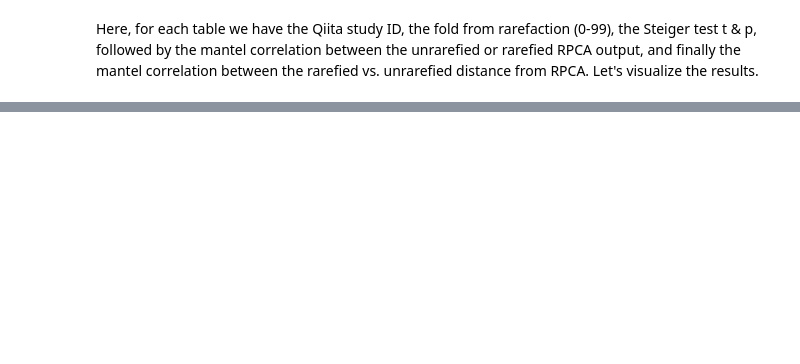
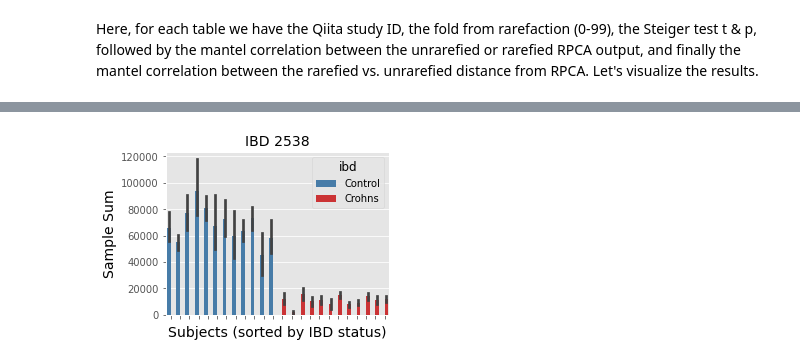
Before and after one commit to biocore/gemelli, a Jupyter notebook: ipynb/tutorials/RPCA-CV-QC-introduction.ipynb, the cells around one changed output, grey strips where cells are left out. Saved outputs shown, nothing was run; the diff lists cells and outputs as text; code cells hidden in the pictures; blank space fills up the shorter version.

```diff
--- a/ipynb/tutorials/RPCA-CV-QC-introduction.ipynb
+++ b/ipynb/tutorials/RPCA-CV-QC-introduction.ipynb
@@ -330,0 +343,21 @@ Unsurprisingly, the amount of studies that are significant by the Steiger test i
+# %%
+# import table(s)
+ibd_table = load_table('IBD-2538/data/table.biom')
+# import metadata
+ibd_metadata = pd.read_csv('IBD-2538/data/metadata.tsv', sep='\t',
+                       dtype={'sample_name':'str'}).set_index('sample_name')
+ibd_metadata = ibd_metadata.reindex(ibd_table.ids())
+ibd_metadata['seq_depth'] = ibd_table.sum('sample')
+# plot
+fig, ax = plt.subplots(1, 1, figsize=(4, 3))
+sns.barplot(x='host_subject_id', y='seq_depth', hue='ibd',
+            data=ibd_metadata.sort_values('ibd'), ax=ax,
+            palette={'Control':'#377eb8','Crohns':'#e41a1c'})
+ax.set_ylabel('Sample Sum', fontsize=14, color='black')
+ax.set_xlabel('Subjects (sorted by IBD status)', fontsize=14, color='black')
+ax.set_title('IBD 2538', fontsize=14, color='black')
+ax.set_xticklabels([])
+
+plt.show()
+# %% [output]
+[figure, added]
```
Also changed, not shown: parts of 10 cells of this notebook, 6 other files.
